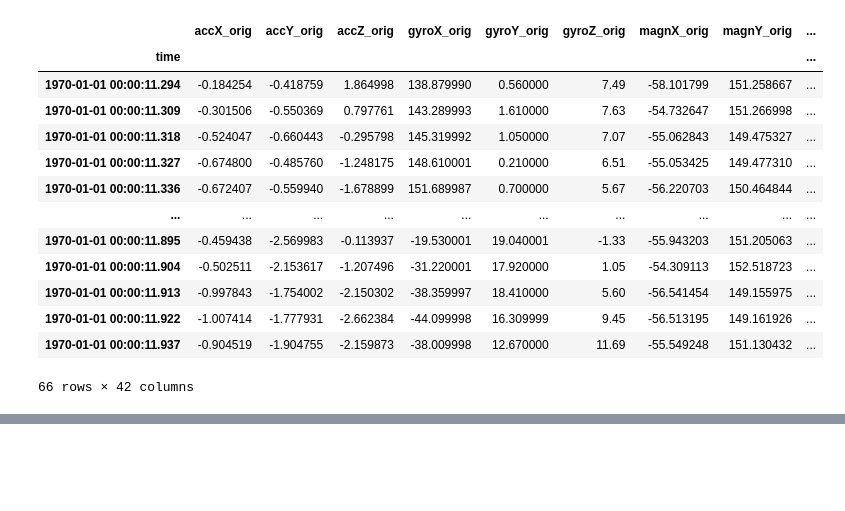
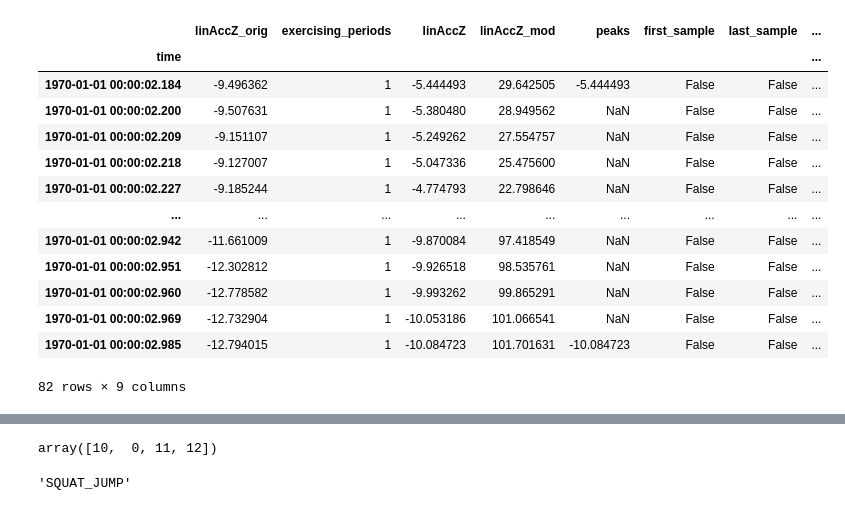
Before and after one commit to fitizens/fatigue_measure, a Jupyter notebook: height/squat_jump.ipynb, the cells around one changed output, grey strips where cells are left out. Drawn from its saved outputs; the diff is of its cells as text; code cells hidden in the pictures; blank space fills up the shorter version.

Commit message:
squat charts

```diff
--- a/height/squat_jump.ipynb
+++ b/height/squat_jump.ipynb
@@ -4,29 +6,29 @@ import os
 # %%
 folder_path = "squats_jumps"
 file_names = [f"{folder_path}/{name}" for name in os.listdir(folder_path)]
-signals = ["accX", "accY", "accZ", "gyroX", "gyroY", "gyroZ", "magnX", "magnY", "magnZ", "linAccX", "linAccY", "linAccZ"]
+signals = ["linAccZ"]
 
 data, wk = load_training_data(filelist=file_names,
                              signals= signals,
                              target_exercise="SQUAT_JUMP", other_exercises=[], is_peak_minima=True)
 # %%
-squat_jump = data[3]["series"]
+squat_jump = data[0]["series"]
 squat_jump
 # %% [output]
-|  | accX_orig | accY_orig | accZ_orig | gyroX_orig | gyroY_orig | gyroZ_orig | magnX_orig | magnY_orig | ... |
-| time |  |  |  |  |  |  |  |  | ... |
-| 1970-01-01 00:00:11.294 | -0.184254 | -0.418759 | 1.864998 | 138.879990 | 0.560000 | 7.49 | -58.101799 | 151.258667 | ... |
-| 1970-01-01 00:00:11.309 | -0.301506 | -0.550369 | 0.797761 | 143.289993 | 1.610000 | 7.63 | -54.732647 | 151.266998 | ... |
-| 1970-01-01 00:00:11.318 | -0.524047 | -0.660443 | -0.295798 | 145.319992 | 1.050000 | 7.07 | -55.062843 | 149.475327 | ... |
-| 1970-01-01 00:00:11.327 | -0.674800 | -0.485760 | -1.248175 | 148.610001 | 0.210000 | 6.51 | -55.053425 | 149.477310 | ... |
-| 1970-01-01 00:00:11.336 | -0.672407 | -0.559940 | -1.678899 | 151.689987 | 0.700000 | 5.67 | -56.220703 | 150.464844 | ... |
-| ... | ... | ... | ... | ... | ... | ... | ... | ... | ... |
-| 1970-01-01 00:00:11.895 | -0.459438 | -2.569983 | -0.113937 | -19.530001 | 19.040001 | -1.33 | -55.943203 | 151.205063 | ... |
-| 1970-01-01 00:00:11.904 | -0.502511 | -2.153617 | -1.207496 | -31.220001 | 17.920000 | 1.05 | -54.309113 | 152.518723 | ... |
-| 1970-01-01 00:00:11.913 | -0.997843 | -1.754002 | -2.150302 | -38.359997 | 18.410000 | 5.60 | -56.541454 | 149.155975 | ... |
-| 1970-01-01 00:00:11.922 | -1.007414 | -1.777931 | -2.662384 | -44.099998 | 16.309999 | 9.45 | -56.513195 | 149.161926 | ... |
-| 1970-01-01 00:00:11.937 | -0.904519 | -1.904755 | -2.159873 | -38.009998 | 12.670000 | 11.69 | -55.549248 | 151.130432 | ... |
+|  | linAccZ_orig | exercising_periods | linAccZ | linAccZ_mod | peaks | first_sample | last_sample | ... |
+| time |  |  |  |  |  |  |  | ... |
+| 1970-01-01 00:00:02.184 | -9.496362 | 1 | -5.444493 | 29.642505 | -5.444493 | False | False | ... |
+| 1970-01-01 00:00:02.200 | -9.507631 | 1 | -5.380480 | 28.949562 | NaN | False | False | ... |
+| 1970-01-01 00:00:02.209 | -9.151107 | 1 | -5.249262 | 27.554757 | NaN | False | False | ... |
+| 1970-01-01 00:00:02.218 | -9.127007 | 1 | -5.047336 | 25.475600 | NaN | False | False | ... |
+| 1970-01-01 00:00:02.227 | -9.185244 | 1 | -4.774793 | 22.798646 | NaN | False | False | ... |
+| ... | ... | ... | ... | ... | ... | ... | ... | ... |
+| 1970-01-01 00:00:02.942 | -11.661009 | 1 | -9.870084 | 97.418549 | NaN | False | False | ... |
+| 1970-01-01 00:00:02.951 | -12.302812 | 1 | -9.926518 | 98.535761 | NaN | False | False | ... |
+| 1970-01-01 00:00:02.960 | -12.778582 | 1 | -9.993262 | 99.865291 | NaN | False | False | ... |
+| 1970-01-01 00:00:02.969 | -12.732904 | 1 | -10.053186 | 101.066541 | NaN | False | False | ... |
+| 1970-01-01 00:00:02.985 | -12.794015 | 1 | -10.084723 | 101.701631 | -10.084723 | False | False | ... |
-66 rows × 42 columns
+82 rows × 9 columns
 # %%
 import plotly.express as px
 
@@ -35,3 +36,12 @@ fig = px.line(squat_jump, y='linAccZ', title='Linear Acceleration Z over Time')
 fig.show()
 # %% [output]
 [interactive output not drawn]
+# %%
+max_squat_jump = max(data,key= lambda x: len(x["series"].exercising_periods.unique()))
+max_squat_jump["series"].exercising_periods.unique()
+# %% [output]
+array([10,  0, 11, 12])
+# %%
+data[3]["target"]
+# %% [output]
+'SQUAT_JUMP'
```
Also changed, not shown: parts of 8 cells of this notebook, 1 other file.
